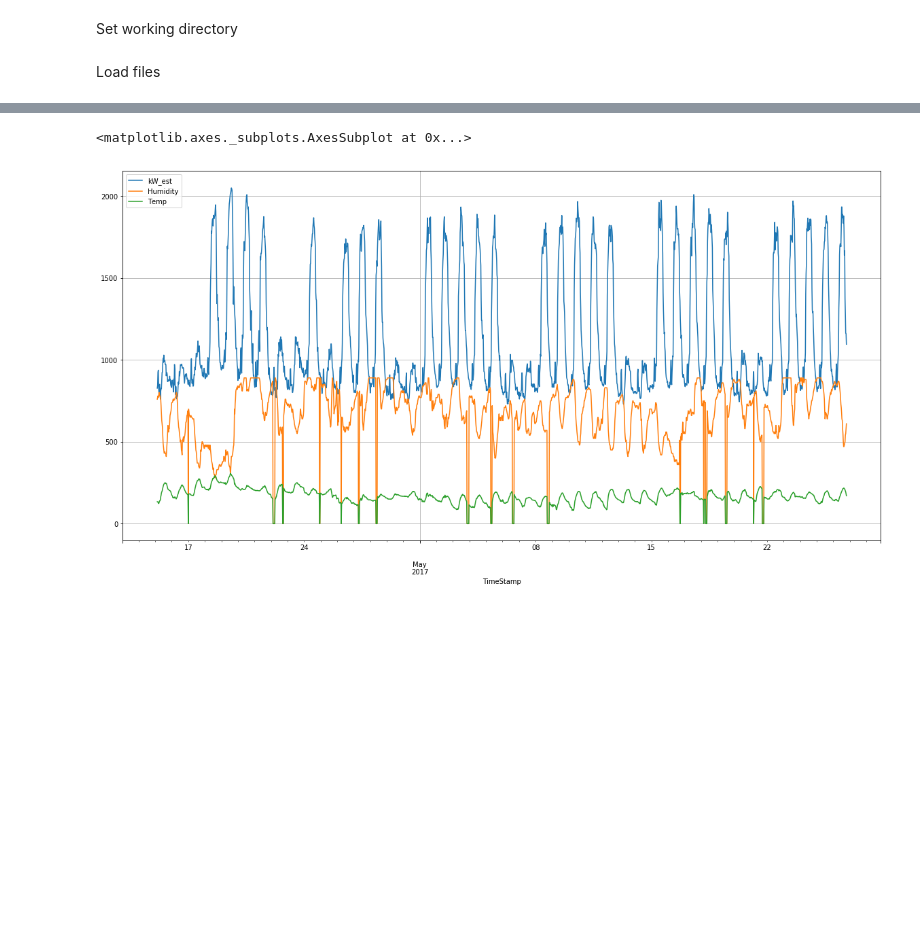
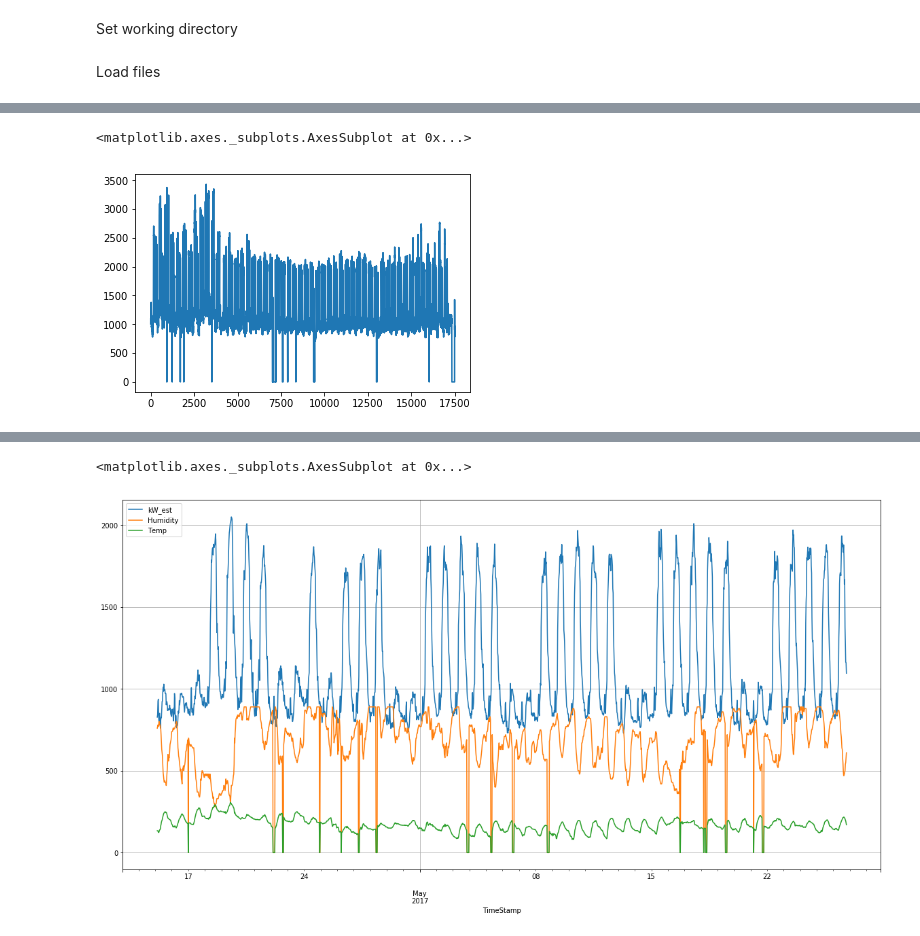
Before and after one commit to MSAmit/Capstone-project, a Jupyter notebook: BMS_data_analysis.ipynb, the cells around one changed output, grey strips where cells are left out. Cells and saved outputs as stored; diff of their text form; code cells hidden in the pictures; blank space fills up the shorter version.

```diff
--- a/BMS_data_analysis.ipynb
+++ b/BMS_data_analysis.ipynb
@@ -109,7 +97,8 @@ def kva_to_kw(bms):
 # %%
 #replace zero's with previous year values
 def replace_zeros(bms,bms_lastyear):
-    #check for day to day relation instead
-    return bms.where(bms['kVA'] == 0 & (bms['TimeStamp'] == bms_lastyear['TimeStamp']), bms_lastyear['kVA'],axis=0)
+    #replace year in timestamp
+    imputed_df = bms.where((bms['kVA'] == 0) & (bms['TimeStamp'] == bms_lastyear['TimeStamp']), bms_lastyear['kVA'],axis=0)
+    return imputed_df
 # %%
 #2016 demand plotline
@@ -138,8 +160,15 @@ bms_demand_2017['kVA'].plot.line()
 # %%
-#test code
+#test code for imputation
 test_2017 = bms_demand_2017
 test_2016 = bms_demand_2016
 #bms_demand_2017.where(bms_demand_2017['kVA'] != 0 && bms_demand_2017['TimeStamp'].apply(lambda x: datetime.date(x))
  #                     , bms_demand_2016['kVA'],axis=0)
-#test_2016_without_29 = test_2016.drop(test_2016[(test_2016['TimeStamp'] >= '2016-02-29 00:00:00') & (test_2016['TimeStamp'] < '2016-03-01 00:00:00')].index).reset_index(drop=True)
-#test_2017.sort_index(inplace=True)
+test_2016_without_29 = test_2016.drop(test_2016[(test_2016['TimeStamp'] >= '2016-02-29 00:00:00') & (test_2016['TimeStamp'] < '2016-03-01 00:00:00')].index).reset_index()
+test_2017.sort_index(inplace=True)
+test_2016_without_29['TimeStamp'] = test_2016_without_29['TimeStamp'].apply(lambda x: x.replace(year = 2017))
+df_without_zero = replace_zeros(test_2017,test_2016_without_29)
+
+df_without_zero.kW_est.plot()
+# %% [output]
+<matplotlib.axes._subplots.AxesSubplot at 0x...>
+[figure, added]
```
Also changed, not shown: parts of 28 cells of this notebook, 1 other file.
